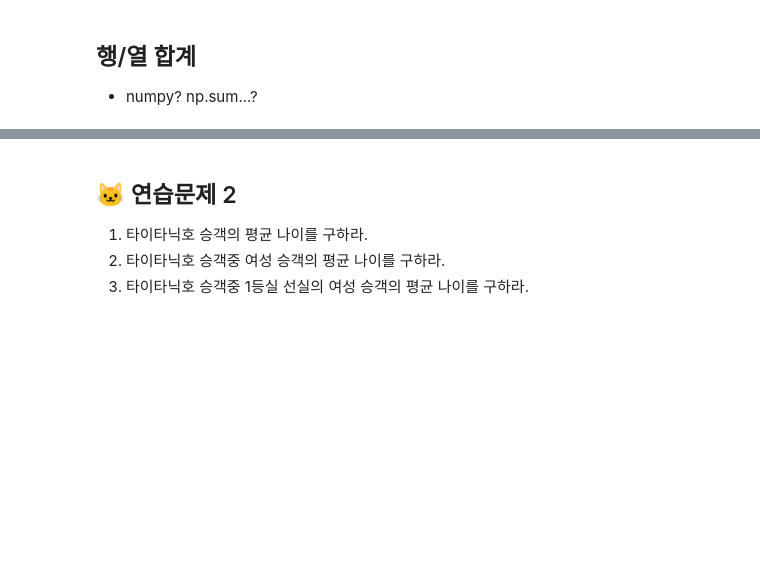
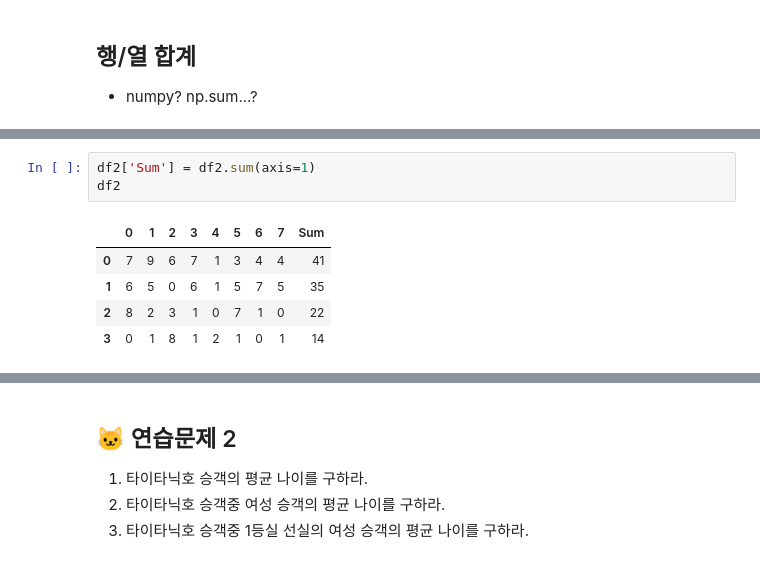
Before and after one commit to shims94/230621_dataframe, a Jupyter notebook: 230621_데이터프레임조작.ipynb, the cells around one changed output, grey strips where cells are left out. Cells and saved outputs as stored; diff of their text form; blank space fills up the shorter version.

```diff
--- a/230621_데이터프레임조작.ipynb
+++ b/230621_데이터프레임조작.ipynb
@@ -568,0 +892,9 @@ dtype: float64
+# %%
+df2['Sum'] = df2.sum(axis=1)
+df2
+# %% [output]
+|  | 0 | 1 | 2 | 3 | 4 | 5 | 6 | 7 | Sum |
+| 0 | 7 | 9 | 6 | 7 | 1 | 3 | 4 | 4 | 41 |
+| 1 | 6 | 5 | 0 | 6 | 1 | 5 | 7 | 5 | 35 |
+| 2 | 8 | 2 | 3 | 1 | 0 | 7 | 1 | 0 | 22 |
+| 3 | 0 | 1 | 8 | 1 | 2 | 1 | 0 | 1 | 14 |
```
Also changed, not shown: parts of 261 cells of this notebook.
